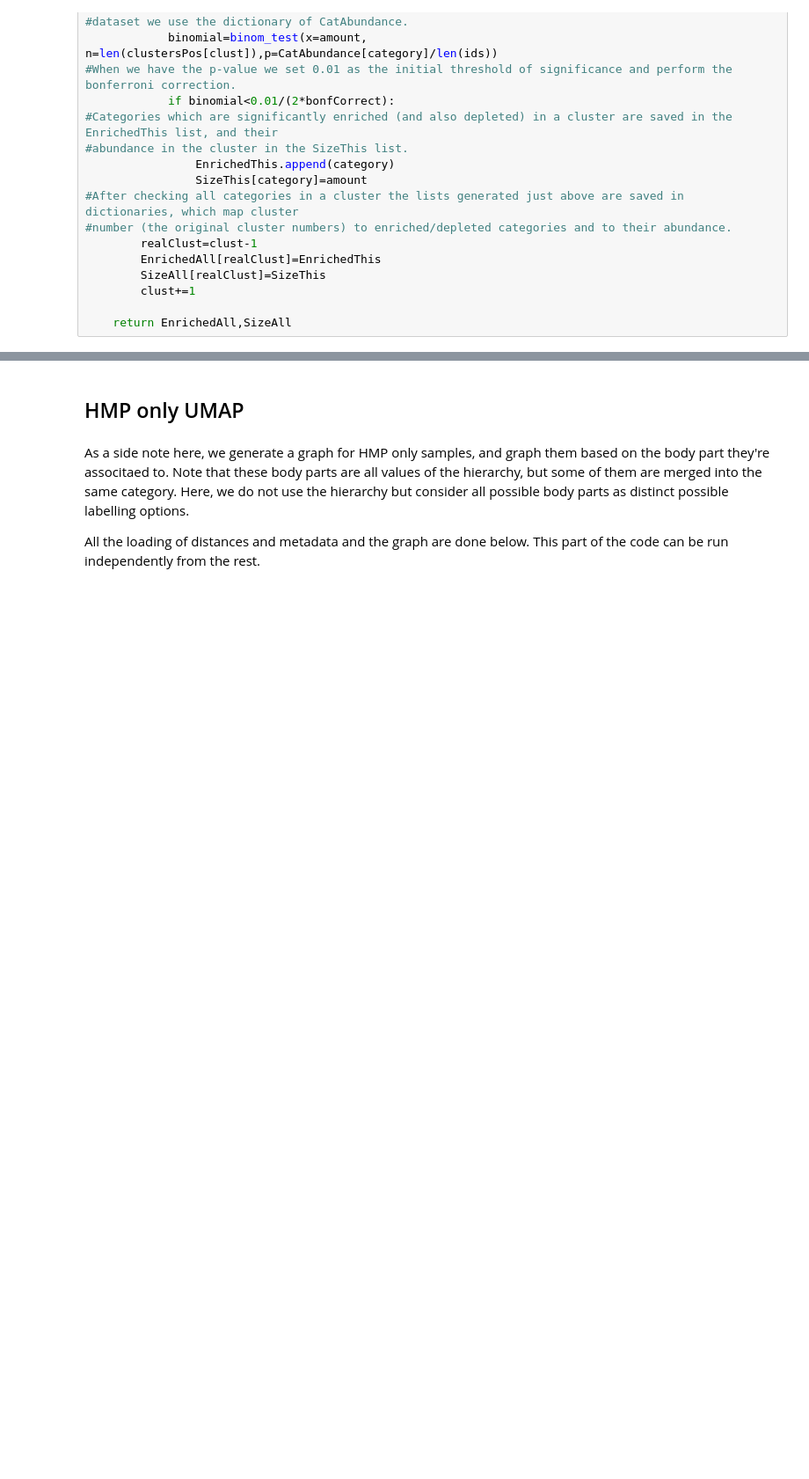
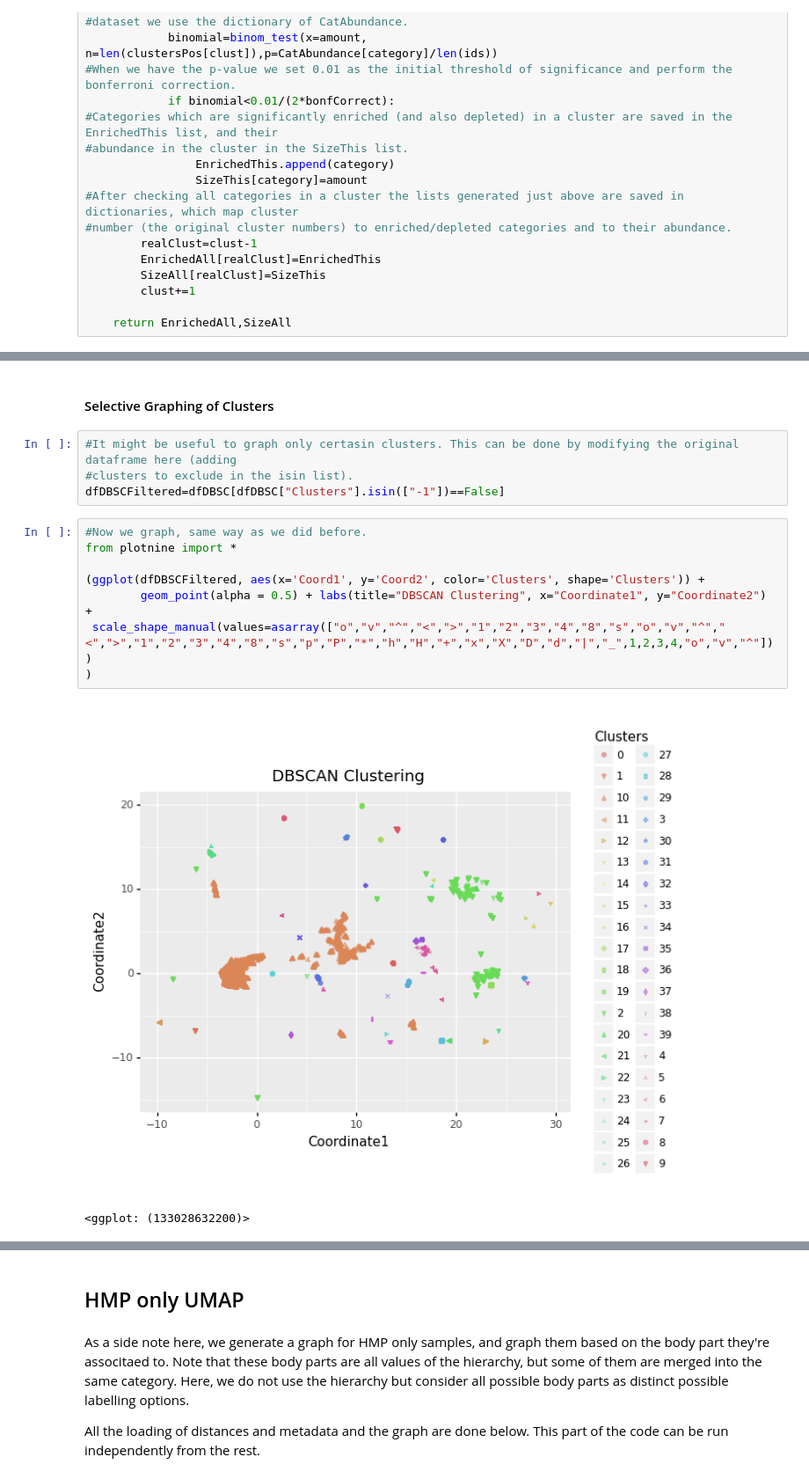
Before and after one commit to jsam356/CAP2, a Jupyter notebook: Distances/Scatterplot.ipynb, the cells around one changed output, grey strips where cells are left out. Shown at 88% size. Saved outputs shown, nothing was run; the diff lists cells and outputs as text; blank space fills up the shorter version.

```diff
--- a/Distances/Scatterplot.ipynb
+++ b/Distances/Scatterplot.ipynb
@@ -1212,0 +1170,17 @@ Cluster Category        Abundance       Cluster_Size    Total Abundance
+# %% [markdown]
+#### Selective Graphing of Clusters
+# %%
+#It might be useful to graph only certasin clusters. This can be done by modifying the original dataframe here (adding
+#clusters to exclude in the isin list).
+dfDBSCFiltered=dfDBSC[dfDBSC["Clusters"].isin(["-1"])==False]
+# %%
+#Now we graph, same way as we did before.
+from plotnine import *
+
+(ggplot(dfDBSCFiltered, aes(x='Coord1', y='Coord2', color='Clusters', shape='Clusters')) +
+        geom_point(alpha = 0.5) + labs(title="DBSCAN Clustering", x="Coordinate1", y="Coordinate2") +
+ scale_shape_manual(values=asarray(["o","v","^","<",">","1","2","3","4","8","s","o","v","^","<",">","1","2","3","4","8","s","p","P","*","h","H","+","x","X","D","d","|","_",1,2,3,4,"o","v","^"]))
+)
+# %% [output]
+[figure, added]
+<ggplot: (133028632200)>
```
Also changed, not shown: parts of 17 cells of this notebook.
